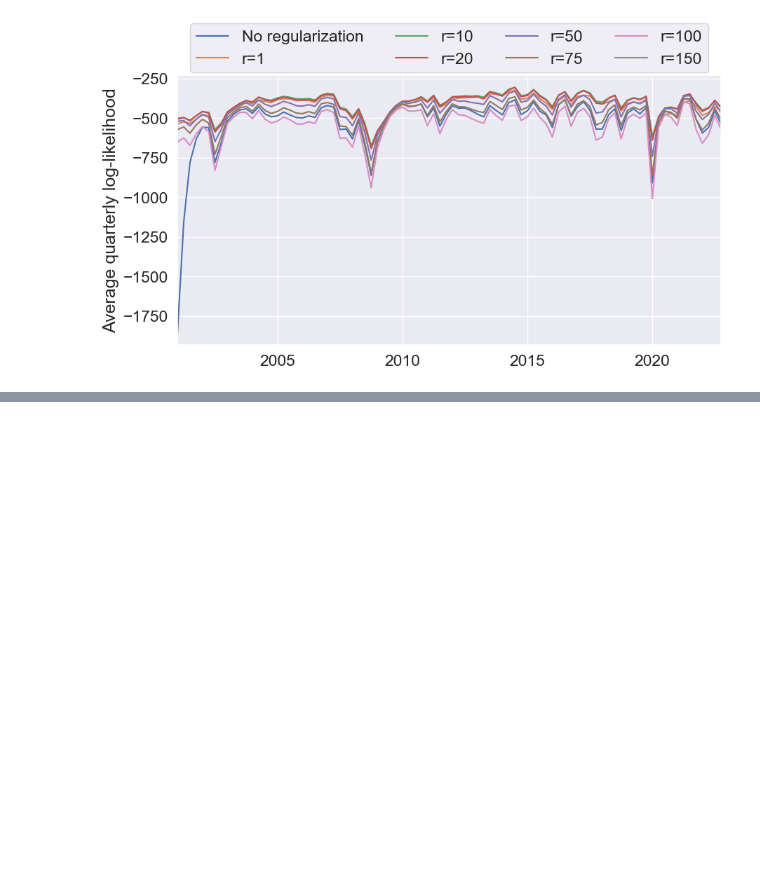
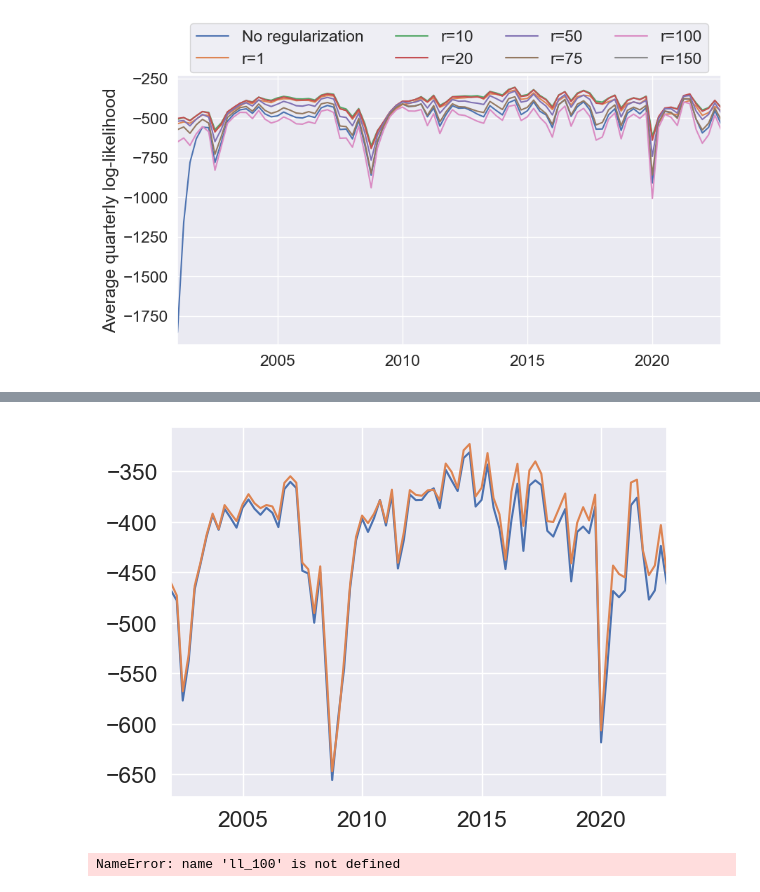
Before and after one commit to cvxgrp/cov_pred_finance, a Jupyter notebook: experiments/extensions/large_universes.ipynb, the cells around one changed output, grey strips where cells are left out. Saved outputs shown, nothing was run; the diff lists cells and outputs as text; code cells hidden in the pictures; blank space fills up the shorter version.

```diff
--- a/experiments/extensions/large_universes.ipynb
+++ b/experiments/extensions/large_universes.ipynb
@@ -340,0 +162,16 @@ Prescient
+# %%
+k=20
+cm_iewma_pairs = [(int(k/2), k), (k, 3*k), (3*k, 6*k)]
+
+memory = 500
+factor_model20 = list(construct_cmiewma_factor_model(returns, k, cm_iewma_pairs, update_frequency=250, memory=memory))
+# %%
+ll_20 = factor_log_likelihood(returns, factor_model20)
+# %%
+k=2
+cm_iewma_pairs = [(int(np.ceil(k/2)), k), (k, 3*k), (3*k, 6*k)]
+
+memory = 500
+factor_model2 = list(construct_cmiewma_factor_model(returns, k, cm_iewma_pairs, update_frequency=250, memory=memory))
+# %%
+ll_2 = factor_log_likelihood(returns, factor_model2)
@@ -340,0 +263,5 @@ Prescient
+# %%
+ll_2.resample("Q").mean().plot()
+ll_20.resample("Q").mean().plot();
+# %% [output]
+[figure, added]
@@ -340,0 +277,4 @@ Prescient
+# %%
+ll_100
+# %% [output]
+NameError: name 'll_100' is not defined
```
Also changed, not shown: parts of 56 cells of this notebook, 27 other files.
